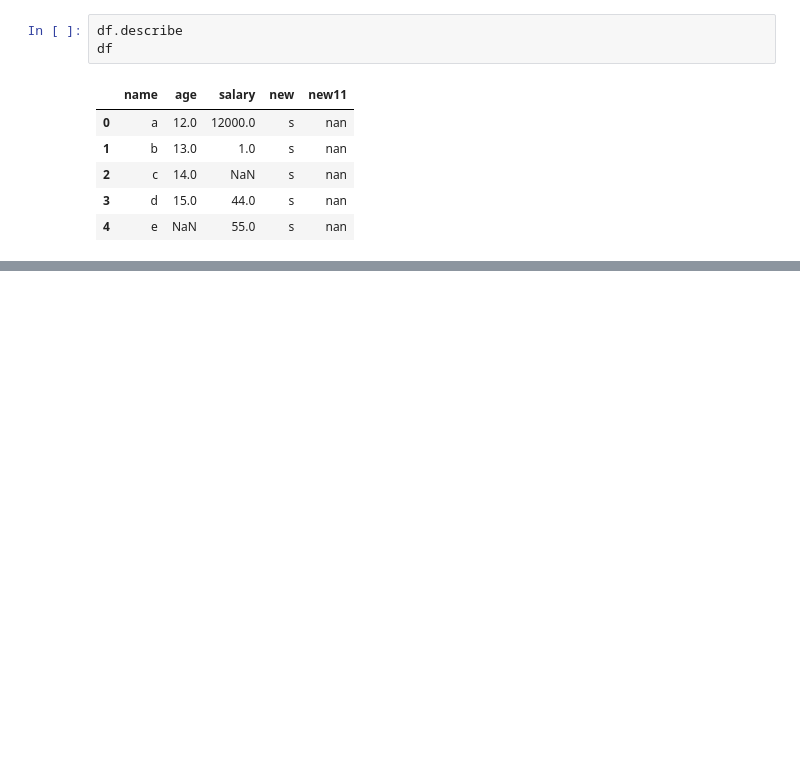
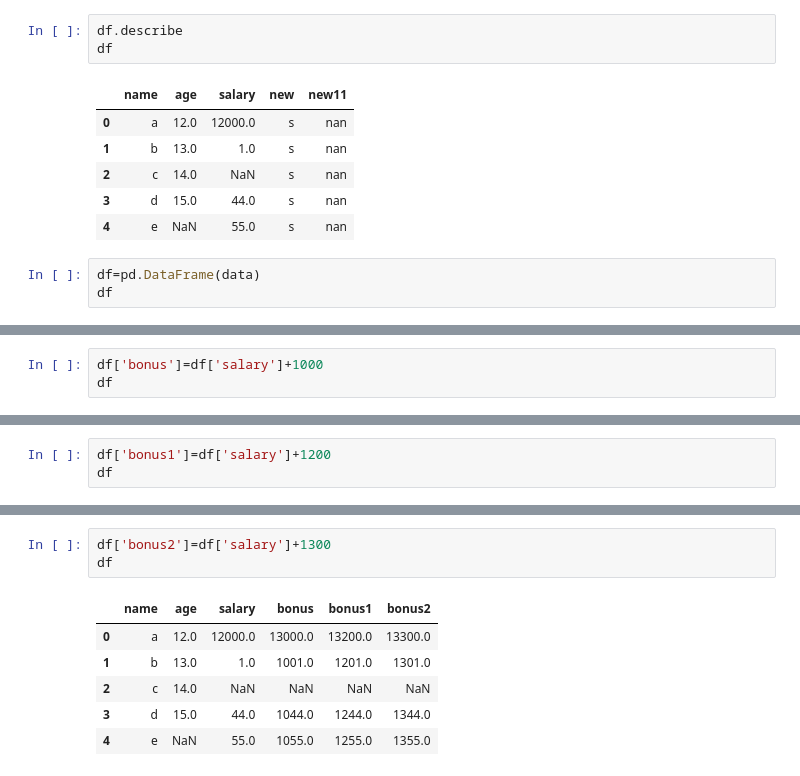
Before and after one commit to mdsamim1992hatia-cell/BMI-CAL, a Jupyter notebook: Untitled72.ipynb, the cells around one changed output, grey strips where cells are left out. Drawn from its saved outputs; the diff is of its cells as text; blank space fills up the shorter version.

```diff
--- a/Untitled72.ipynb
+++ b/Untitled72.ipynb
@@ -214,3 +214,6 @@ df
 | 2 | c | 14.0 | NaN | s | nan |
 | 3 | d | 15.0 | 44.0 | s | nan |
 | 4 | e | NaN | 55.0 | s | nan |
+# %%
+df=pd.DataFrame(data)
+df
@@ -216,0 +227,3 @@ df
+# %%
+df['bonus']=df['salary']+1000
+df
@@ -216,0 +237,3 @@ df
+# %%
+df['bonus1']=df['salary']+1200
+df
@@ -216,0 +247,10 @@ df
+# %%
+df['bonus2']=df['salary']+1300
+df
+# %% [output]
+|  | name | age | salary | bonus | bonus1 | bonus2 |
+| 0 | a | 12.0 | 12000.0 | 13000.0 | 13200.0 | 13300.0 |
+| 1 | b | 13.0 | 1.0 | 1001.0 | 1201.0 | 1301.0 |
+| 2 | c | 14.0 | NaN | NaN | NaN | NaN |
+| 3 | d | 15.0 | 44.0 | 1044.0 | 1244.0 | 1344.0 |
+| 4 | e | NaN | 55.0 | 1055.0 | 1255.0 | 1355.0 |
```
Also changed, not shown: parts of 16 cells of this notebook.
